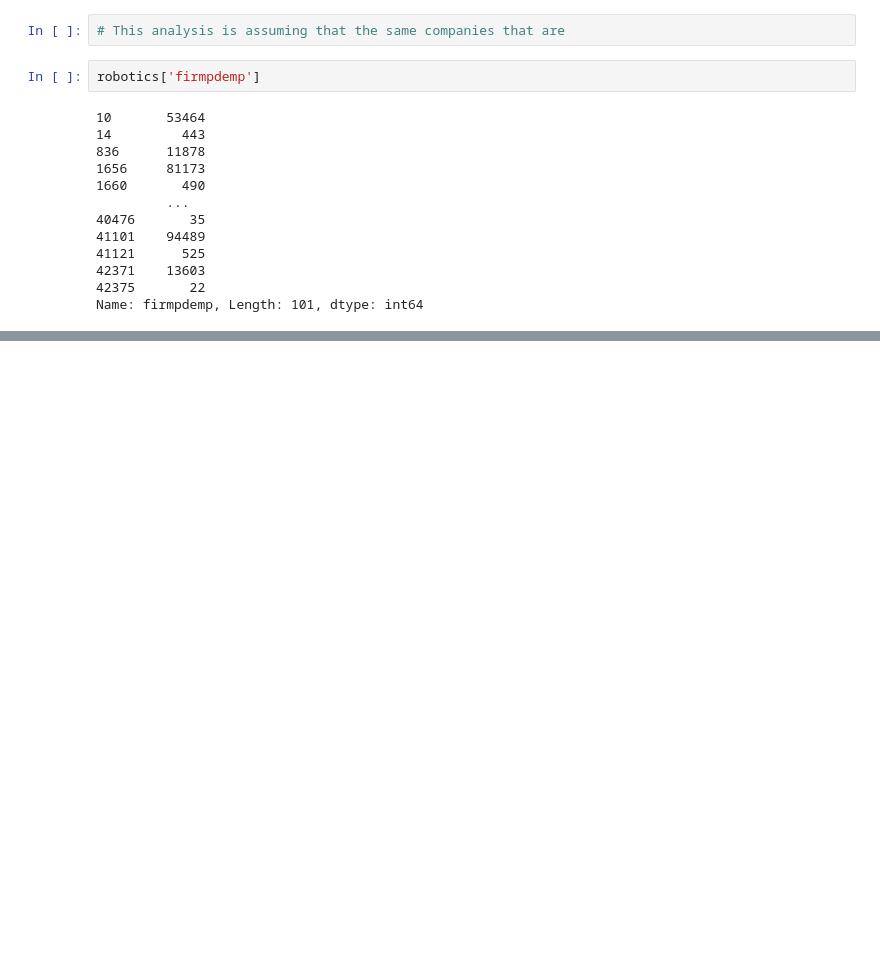
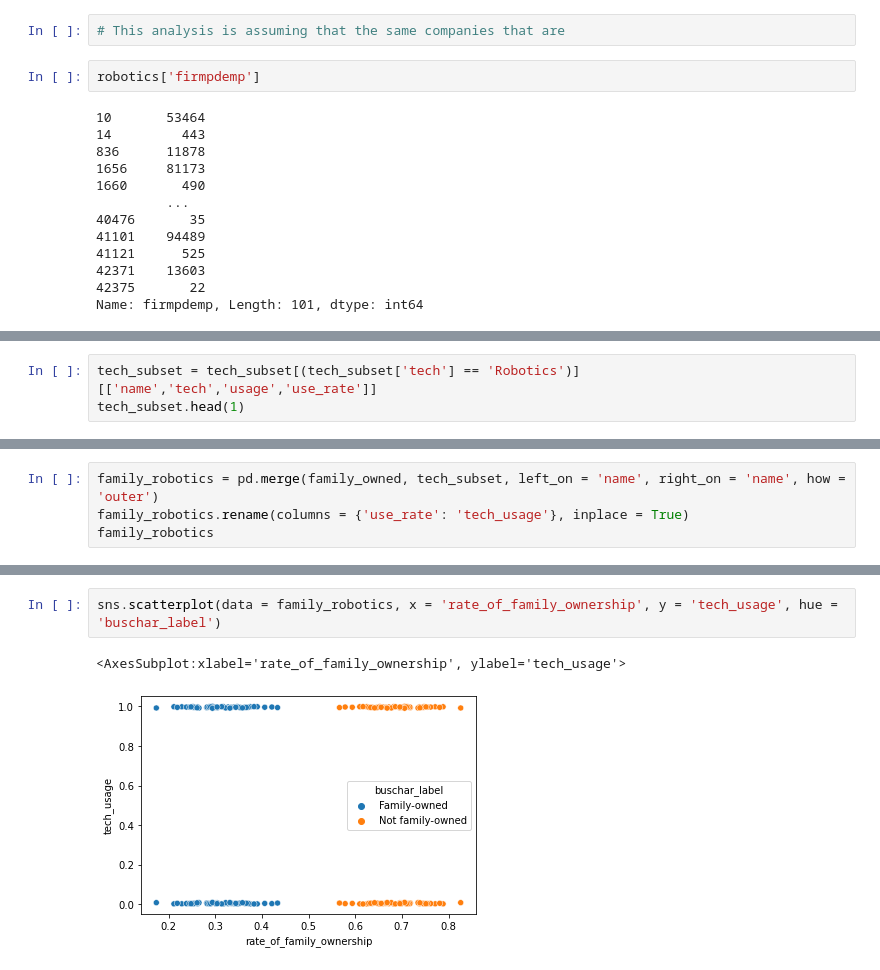
Before and after one commit to jedc4xer/abs_group_assessment, a Jupyter notebook: jeds_visualizations.ipynb, the cells around one changed output, grey strips where cells are left out. Saved outputs shown, nothing was run; the diff lists cells and outputs as text; blank space fills up the shorter version.

```diff
--- a/jeds_visualizations.ipynb
+++ b/jeds_visualizations.ipynb
@@ -313,0 +363,3 @@ bus_char_df.buschar_label.unique().tolist()
+# %%
+tech_subset = tech_subset[(tech_subset['tech'] == 'Robotics')][['name','tech','usage','use_rate']]
+tech_subset.head(1)
@@ -313,0 +369,4 @@ bus_char_df.buschar_label.unique().tolist()
+# %%
+family_robotics = pd.merge(family_owned, tech_subset, left_on = 'name', right_on = 'name', how = 'outer')
+family_robotics.rename(columns = {'use_rate': 'tech_usage'}, inplace = True)
+family_robotics
@@ -313,0 +387,5 @@ bus_char_df.buschar_label.unique().tolist()
+# %%
+sns.scatterplot(data = family_robotics, x = 'rate_of_family_ownership', y = 'tech_usage', hue = 'buschar_label')
+# %% [output]
+<AxesSubplot:xlabel='rate_of_family_ownership', ylabel='tech_usage'>
+[figure, added]
```
Also changed, not shown: parts of 11 cells of this notebook, 1 other file.
